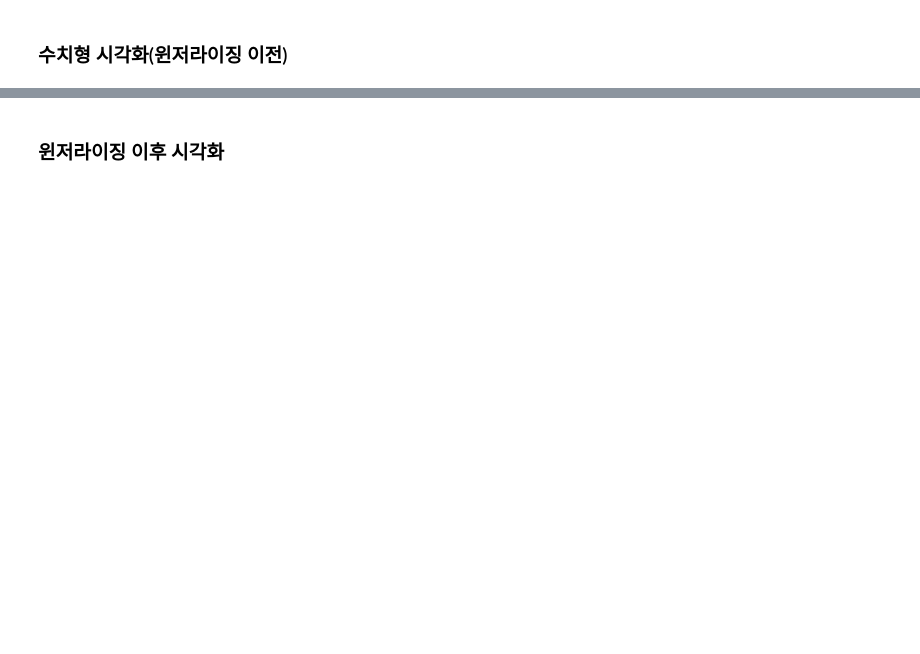
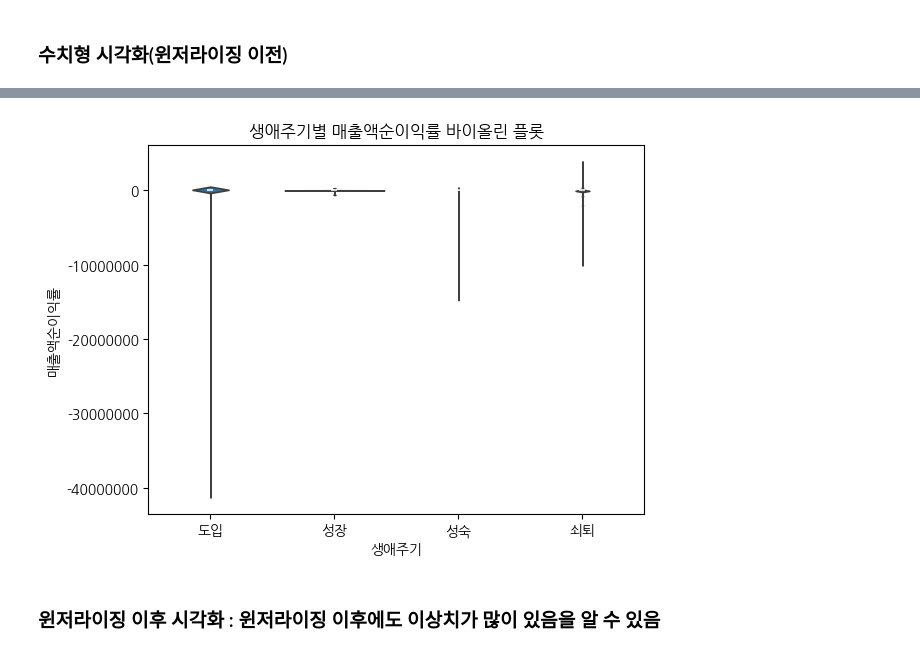
Before and after one commit to busiri/busil, a Jupyter notebook: 2단계(EDA).ipynb, the cells around one changed output, grey strips where cells are left out. Saved outputs shown, nothing was run; the diff lists cells and outputs as text; code cells hidden in the pictures; blank space fills up the shorter version.

```diff
--- a/2단계(EDA).ipynb
+++ b/2단계(EDA).ipynb
@@ -175,9 +216,11 @@ plt.show()
 # %%
-sns.boxplot(data=filtered_lifecycle, x='생애주기', y='매출액순이익률', order=stage_order)
-plt.title("생애주기별 매출액순이익률 박스플롯")
+sns.violinplot(data=df.reset_index(drop=True), x='생애주기', y='매출액순이익률')
+plt.title("생애주기별 매출액순이익률 바이올린 플롯")
 plt.ticklabel_format(style='plain', axis='y')
 plt.show()
+# %% [output]
+[figure, added]
 # %% [markdown]
-### 윈저라이징 이후 시각화
+### 윈저라이징 이후 시각화 : 윈저라이징 이후에도 이상치가 많이 있음을 알 수 있음
 # %%
 target_col = '매출액총이익률'  # 원하는 변수명
```
Also changed, not shown: parts of 7 cells of this notebook.
